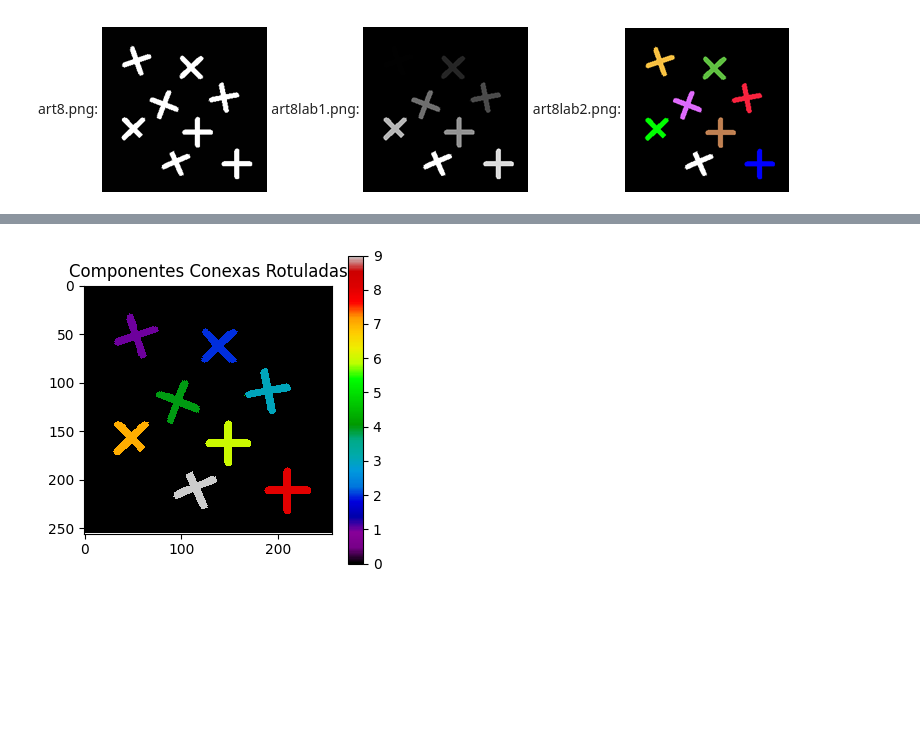
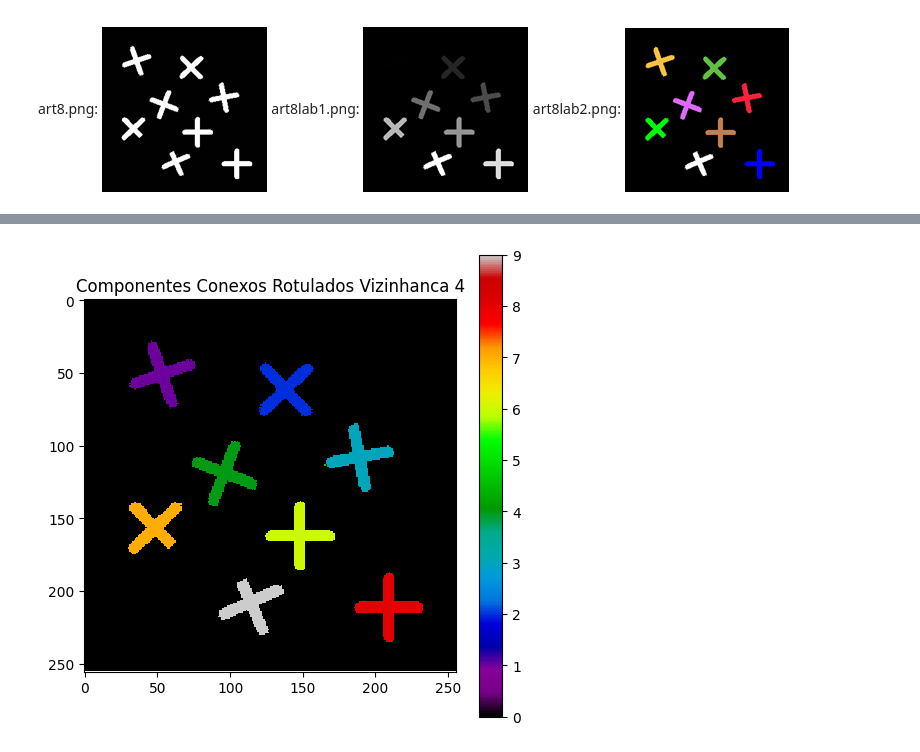
Before and after one commit to Gabrielcouto1/gbc216_t1_G02, a Jupyter notebook: Lab02 - Connected Components/lab03.ipynb, the cells around one changed output, grey strips where cells are left out. Cells and saved outputs as stored; diff of their text form; code cells hidden in the pictures; blank space fills up the shorter version.

```diff
--- a/Lab02 - Connected Components/lab03.ipynb
+++ b/Lab02 - Connected Components/lab03.ipynb
@@ -16,58 +20,74 @@ art8lab2.png:
 # %%
-# code here
 import cv2
 import numpy as np
+import networkx as nx
 import matplotlib.pyplot as plt
-import networkx as nx
 
+def rotular_componentes_conexos(img_binaria):
+
+    g = nx.Graph()
+
+    linhas, colunas = img_binaria.shape
+
+    # percorre a matriz e adiciona nós ao grafo
+    for l in range(linhas):
+        for c in range(colunas):
+            if img_binaria[l, c] == 1:
+                g.add_node((l, c))
+
+    # adiciona arestas para conectar os nós vizinhos (4)
+    for l in range(linhas):
+        for c in range(colunas):
+            if img_binaria[l, c] == 1:
+                if l > 0 and img_binaria[l-1, c] == 1:  # Vizinho acima
+                    g.add_edge((l, c), (l-1, c))
+                if l < linhas - 1 and img_binaria[l+1, c] == 1:  # Vizinho abaixo
+                    g.add_edge((l, c), (l+1, c))
+                if c > 0 and img_binaria[l, c-1] == 1:  # Vizinho à esquerda
+                    g.add_edge((l, c), (l, c-1))
+                if c < colunas - 1 and img_binaria[l, c+1] == 1:  # Vizinho à direita
+                    g.add_edge((l, c), (l, c+1))
+
+    # encontra os componentes conectados no grafo
+    componentes = list(nx.connected_components(g))
+
+    # cria uma nova imagem com os rótulos
+    imagem_rotulada = np.zeros_like(img_binaria)
+    for label, componente in enumerate(componentes, 1):
+        for (l, c) in componente:
+            imagem_rotulada[l, c] = label
+
+    return imagem_rotulada, componentes
+
+
+# carrega a imagem
 img = cv2.imread("art8.png", cv2.IMREAD_GRAYSCALE)
 
+# plota a imagem original
 plt.imshow(img, cmap='gray', vmin=0, vmax=255)
+plt.title("Imagem Original")
+plt.show()
 
-img_binaria = np.array(img) // 255  # Converte para binário (0 e 1)
+# binarizacao da imagem
+img_binaria = np.array(img) // 255
 
-colunas, linhas = img_binaria.shape
+imagem_rotulada, componentes = rotular_componentes_conexos(img_binaria)
+# Conta o número de componentes conectados
+numero_de_componentes = len(componentes)
 
-g = nx.Graph()
-
-# percorre a matriz e add os nos dos grafos
-for l in range(linhas):
-    for c in range(colunas):
-        if img_binaria[l, c] == 1:
-            g.add_node((l, c))
-
-for l in range(linhas):
-    for c in range(colunas):
-        if img_binaria[l, c] == 1:
-            # Verifica vizinhos
-            if l > 0 and img_binaria[l-1, c] == 1:  # Vizinho acima
-                g.add_edge((l, c), (l-1, c))
-            if l < linhas - 1 and img_binaria[l+1, c] == 1:  # Vizinho abaixo
-                g.add_edge((l, c), (l+1, c))
-            if c > 0 and img_binaria[l, c-1] == 1:  # Vizinho à esquerda
-                g.add_edge((l, c), (l, c-1))
-            if c < colunas - 1 and img_binaria[l, c+1] == 1:  # Vizinho à direita
-                g.add_edge((l, c), (l, c+1))
-
-componentes =  list(nx.connected_components(g))
-
-# Criar uma nova imagem com os rótulos
-imagem_rotulada = np.zeros_like(img_binaria)
-for label, componente in enumerate(componentes, 1):
-    for (l, c) in componente:
-        imagem_rotulada[l, c] = label
-
-# Exibir a imagem rotulada em tons de cinza
-plt.figure(figsize=(4,4))
+# Exibe a quantidade de componentes conectados
+print(f"Número de componentes conectados: {numero_de_componentes}")
+# plota a imagem rotulada em tons de cinza
+plt.figure(figsize=(6, 6))
 plt.imshow(imagem_rotulada, cmap='gray', interpolation='nearest')
-plt.title("Componentes Conexas Rotuladas ")
+plt.title("Componentes Conexos Rotulados Vizinhanca 4")
 plt.colorbar()
 plt.show()
 
-# Exibir a imagem rotulada
-plt.figure(figsize=(4,4))
+# plota a imagem rotulada colorida
+plt.figure(figsize=(6, 6))
 plt.imshow(imagem_rotulada, cmap='nipy_spectral', interpolation='nearest')
-plt.title("Componentes Conexas Rotuladas")
+plt.title("Componentes Conexos Rotulados Vizinhanca 4")
 plt.colorbar()
 plt.show()
 # %% [output]
@@ -76,4 +97,4 @@ plt.show()
-[figure, old version]
+[figure, new version]
 # %% [markdown]
 2. Calcule o número de objetos da imagem clc3.png. Note que antes será necessário binarizar a imagem. Para isso, considere um limiar (*threshold*) de 67, isto é, valores acima de 67 na imagem original recebem zero, e os abaixo recebem 1 (o que resulta na imagem clc3thr1.png).
 
```
Also changed, not shown: parts of 4 cells of this notebook.
